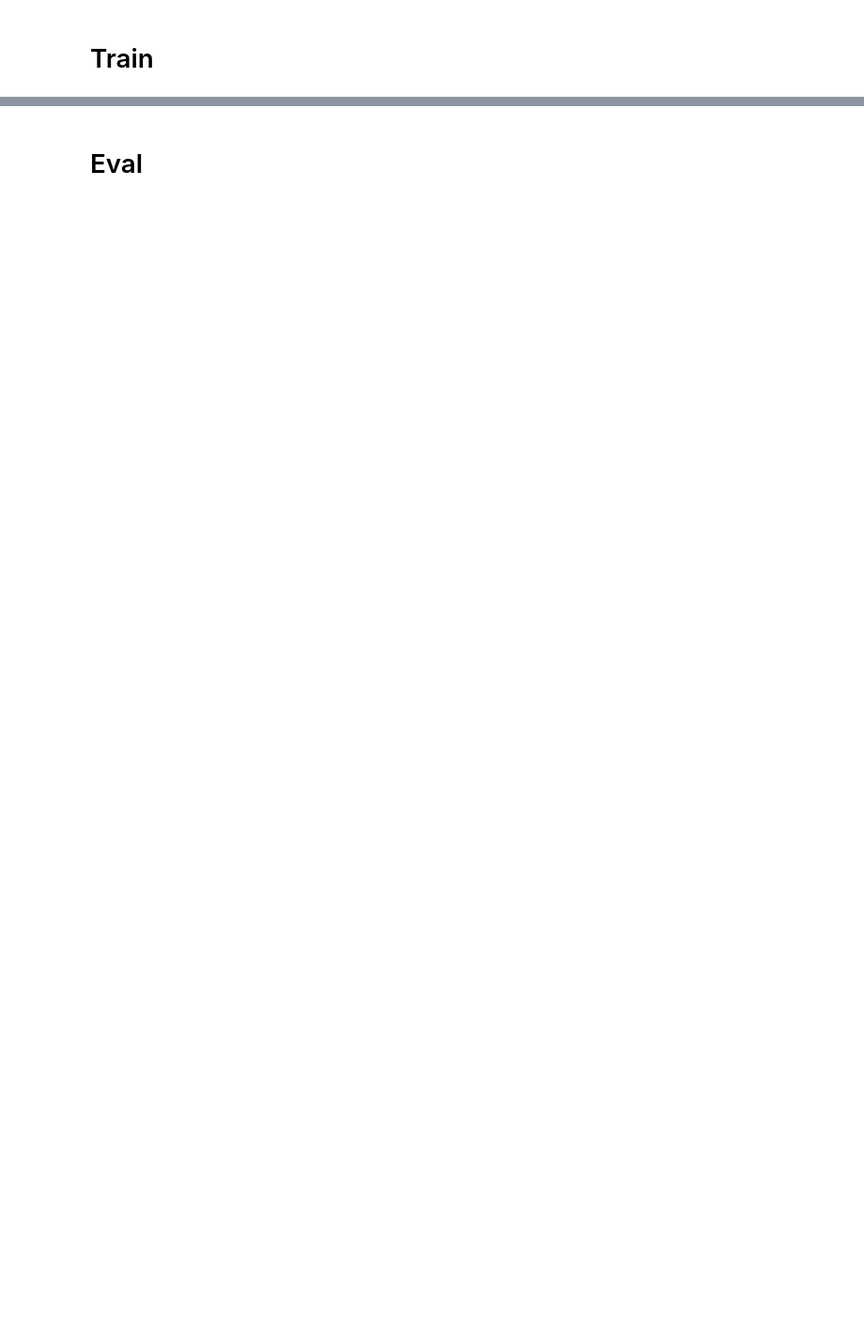
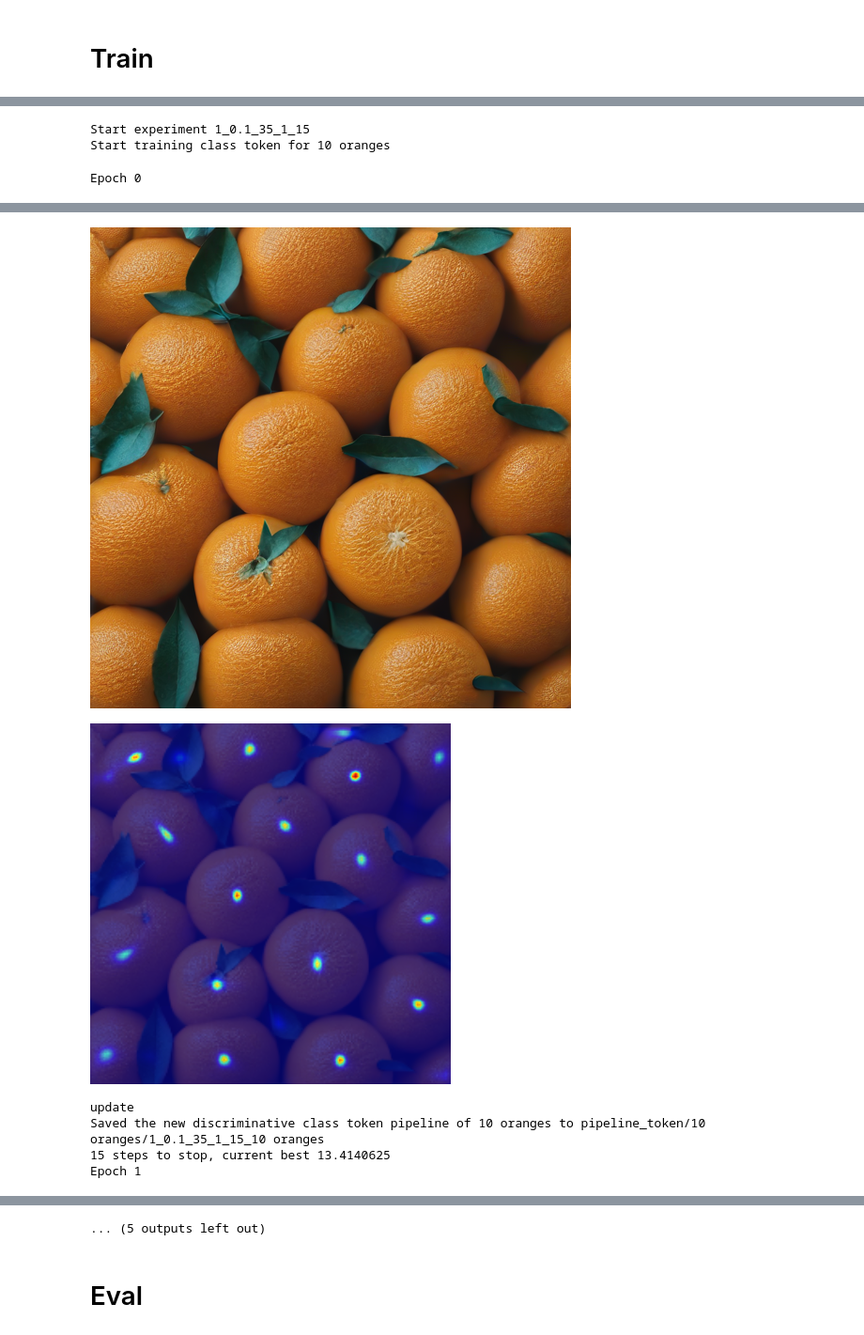
Before and after one commit to ozzafar/count_token_optimization, a Jupyter notebook: optimized_text_to_image_objects_count.ipynb, the cells around one changed output, grey strips where cells are left out. Shown at 94% size. Cells and saved outputs as stored; diff of their text form; code cells hidden in the pictures; blank space fills up the shorter version.

```diff
--- a/optimized_text_to_image_objects_count.ipynb
+++ b/optimized_text_to_image_objects_count.ipynb
@@ -133,8 +141,4 @@ print(f"Using {device} device")
 # %%
-from transformers import YolosForObjectDetection, YolosImageProcessor
-from PIL import Image
-from torchvision.transforms import transforms
-
 # Predict Scale Factor help functions
 def load_image(img):
     if isinstance(img, str) and os.path.isfile(img):
@@ -374,11 +378,11 @@ for epoch in range(config.num_train_epochs):
             if classification_loss is None:
                 classification_loss = criterion(
                     output, torch.HalfTensor([class_infer]).cuda()
-                )/torch.HalfTensor([1]).cuda() # TODO removed power 2
+                )/torch.HalfTensor([1]).cuda()
             else:
                 classification_loss += criterion(
                     output, torch.HalfTensor([class_infer]).cuda()
-                )/torch.HalfTensor([1]).cuda() # TODO removed power 2
+                )/torch.HalfTensor([1]).cuda()
 
             text_inputs = processor(text=prompt, return_tensors="pt", padding=True).to(device)
             inputs = {**text_inputs, "pixel_values": image}
@@ -393,7 +397,8 @@ for epoch in range(config.num_train_epochs):
             txt = f"On epoch {epoch} \n"
             with torch.no_grad():
                 txt += f"{batch['texts']} \n"
-                txt += f"{output.item()=} \n"
+                txt += f"Count: {output.item()} \n"
+                txt += f"Count (static) {torch.sum(orig_output[0] / 60).item()} \n"
                 txt += f"Loss: {classification_loss.detach().item()} \n"
                 txt += f"Clip-Count loss: {classification_loss.detach().item()-clip_output.detach().item()} \n"
                 txt += f"Clip loss: {clip_output.detach().item()}"
@@ -473,3 +478,7 @@ for epoch in range(config.num_train_epochs):
 
     if current_early_stopping < 0:
         break
+# %% [output]
+Start experiment 1_0.1_35_1_15
+Start training class token for 10 oranges
+Epoch 0
@@ -475,0 +493,6 @@ for epoch in range(config.num_train_epochs):
+[figure, added]
+[figure, added]
+update
+Saved the new discriminative class token pipeline of 10 oranges to pipeline_token/10 oranges/1_0.1_35_1_15_10 oranges
+15 steps to stop, current best 13.4140625
+Epoch 1
@@ -476,3 +522,4 @@ for epoch in range(config.num_train_epochs):
+... (5 outputs left out)
 # %% [markdown]
 
 # Eval
```
Also changed, not shown: parts of 5 cells of this notebook, 2 other files.
